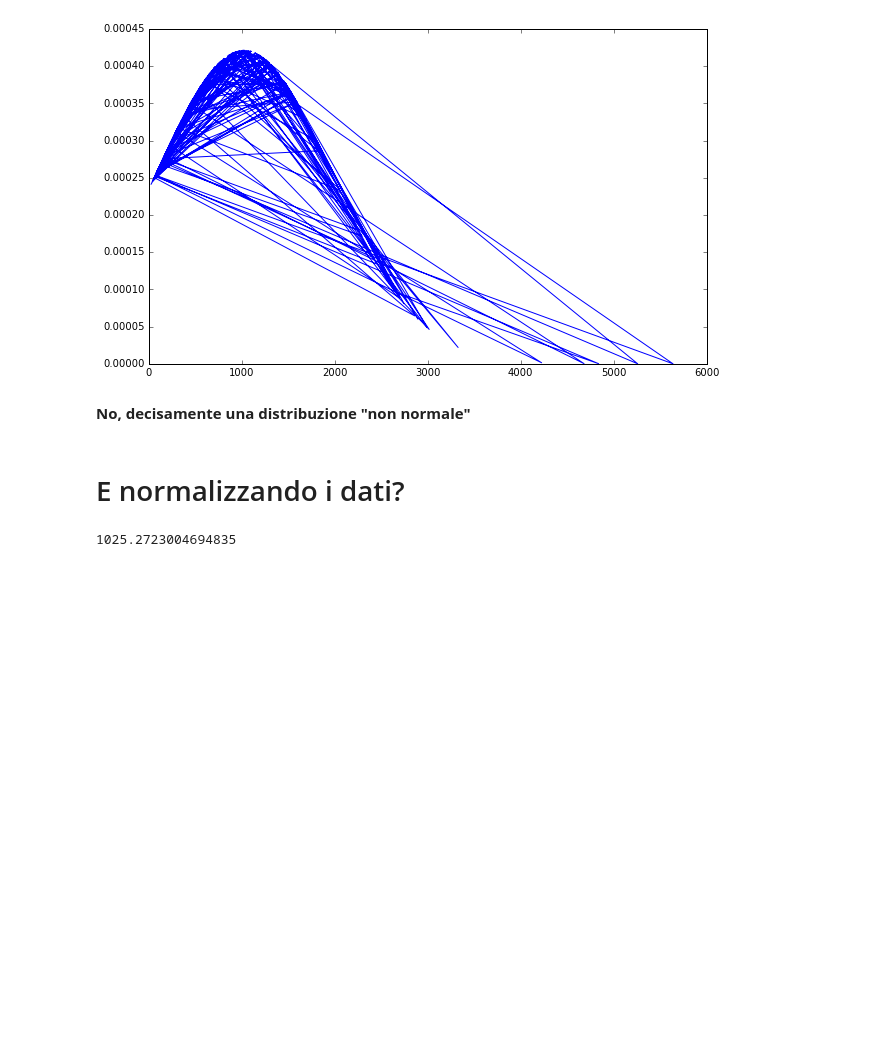
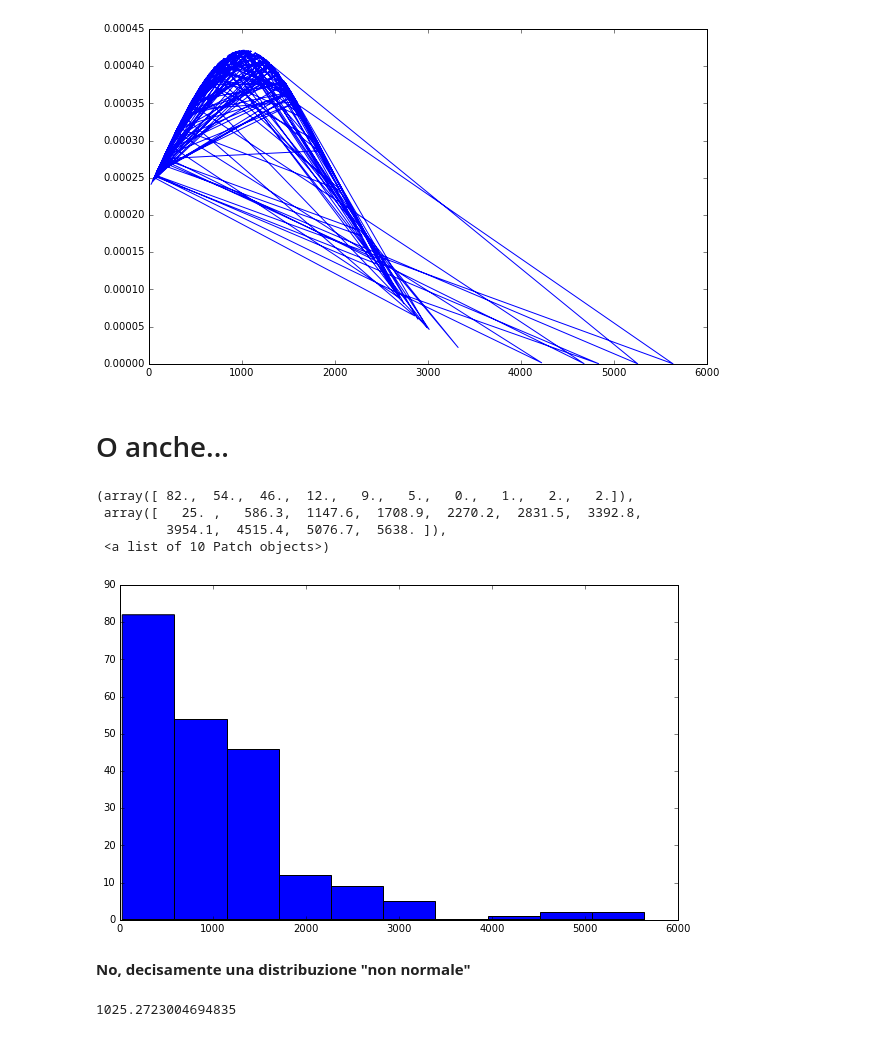
Before and after one commit to marcogoldin/data_science, a Jupyter notebook: mibact_facebook/MIBACT Facebook Fan Page - Post 17 feb - 17 maggio 2016.ipynb, the cells around one changed output. Cells and saved outputs as stored; diff of their text form; code cells hidden in the pictures; blank space fills up the shorter version.

```diff
--- a/mibact_facebook/MIBACT Facebook Fan Page - Post 17 feb - 17 maggio 2016.ipynb
+++ b/mibact_facebook/MIBACT Facebook Fan Page - Post 17 feb - 17 maggio 2016.ipynb
@@ -55,10 +75,22 @@ plt.plot(engage, pdf)
 # %% [output]
 [<matplotlib.lines.Line2D at 0x...>]
 [figure]
+# %% [markdown]
+# O anche...
+# %%
+engage_norm = stats.norm.pdf(engage, np.mean(engage), np.std(engage))
+
+pl.plot(engage, engage_norm, '-0')
+
+pl.hist(engage)
+# %% [output]
+(array([ 82.,  54.,  46.,  12.,   9.,   5.,   0.,   1.,   2.,   2.]),
+ array([   25. ,   586.3,  1147.6,  1708.9,  2270.2,  2831.5,  3392.8,
+         3954.1,  4515.4,  5076.7,  5638. ]),
+ <a list of 10 Patch objects>)
+[figure, added]
 # %% [markdown]
 **No, decisamente una distribuzione "non normale"**
-# %% [markdown]
-# E normalizzando i dati?
 # %%
 engage.mean()
 # %% [output]
```
Also changed, not shown: parts of 18 cells of this notebook.
